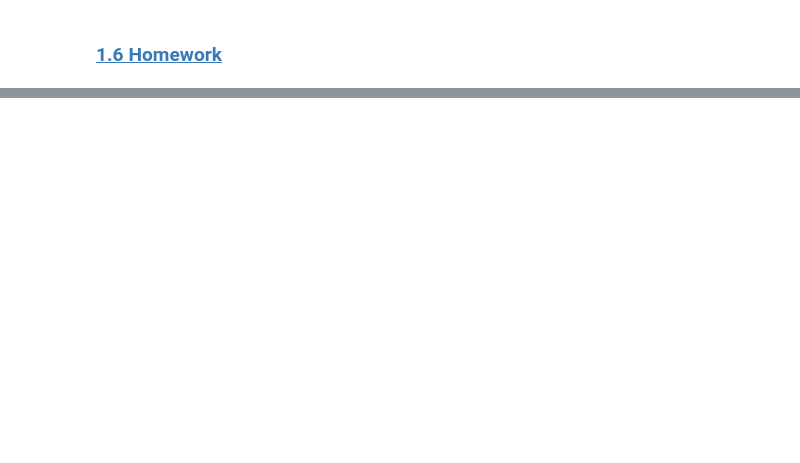
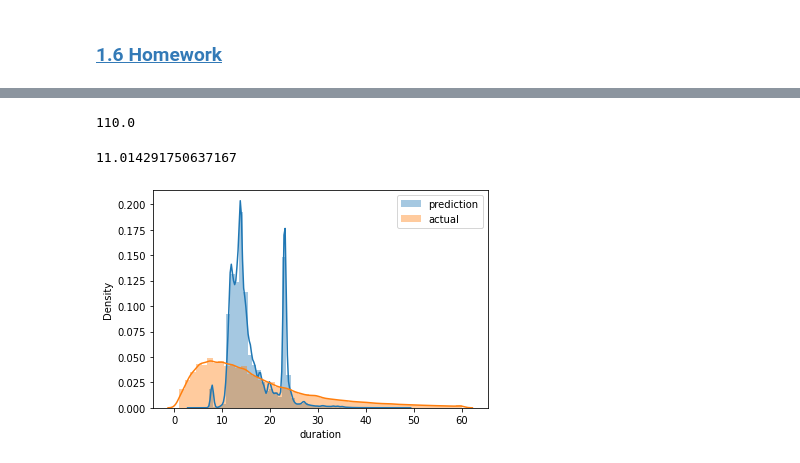
Before and after one commit to cacrespo/mlops-zoomcamp, a Jupyter notebook: journey/notebooks/homework_01.ipynb, the cells around one changed output, grey strips where cells are left out. Saved outputs shown, nothing was run; the diff lists cells and outputs as text; code cells hidden in the pictures; blank space fills up the shorter version.

```diff
--- a/journey/notebooks/homework_01.ipynb
+++ b/journey/notebooks/homework_01.ipynb
@@ -39,0 +135,17 @@ Trying to import the above resulted in these errors:
+# %%
+def read_data(file):
+    df = pd.read_parquet(file)
+    df['duration'] = (df['dropOff_datetime'] - df['pickup_datetime'])
+    df.duration = df.duration.apply(lambda td: td.total_seconds() / 60)
+
+    df = df.query('duration >= 1 and duration <= 60').copy()
+    df['PUlocationID'] = df['PUlocationID'].mask(df['PUlocationID'].isna(), -1)
+
+    categorical = ['PUlocationID', 'DOlocationID']
+    numerical = ['duration']
+
+    df[categorical] = df[categorical].astype(str)
+
+    return df[categorical + numerical]
+# %%
+df_val = read_data('fhv_tripdata_2021-02.parquet')
@@ -39,0 +164,26 @@ Trying to import the above resulted in these errors:
+# %%
+check_categories('DOlocationID')
+# %% [output]
+110.0
+# %%
+# fix the problem
+df_val['DOlocationID'].replace('110.0', 'nan', inplace = True)
+# %%
+# continuing with the prediction
+
+val_dicts = df_val[categorical].to_dict(orient='records')
+X_val = dv.fit_transform(val_dicts)
+y_val_predict = lr.predict(X_val)
+
+y_val = df_val['duration']
+# %%
+mean_squared_error(y_val, y_val_predict, squared=False)
+# %% [output]
+11.014291750637167
+# %%
+sns.distplot(y_val_predict, label='prediction')
+sns.distplot(y_val, label='actual')
+
+plt.legend();
+# %% [output]
+[figure, added]
```
Also changed, not shown: parts of 31 cells of this notebook.
